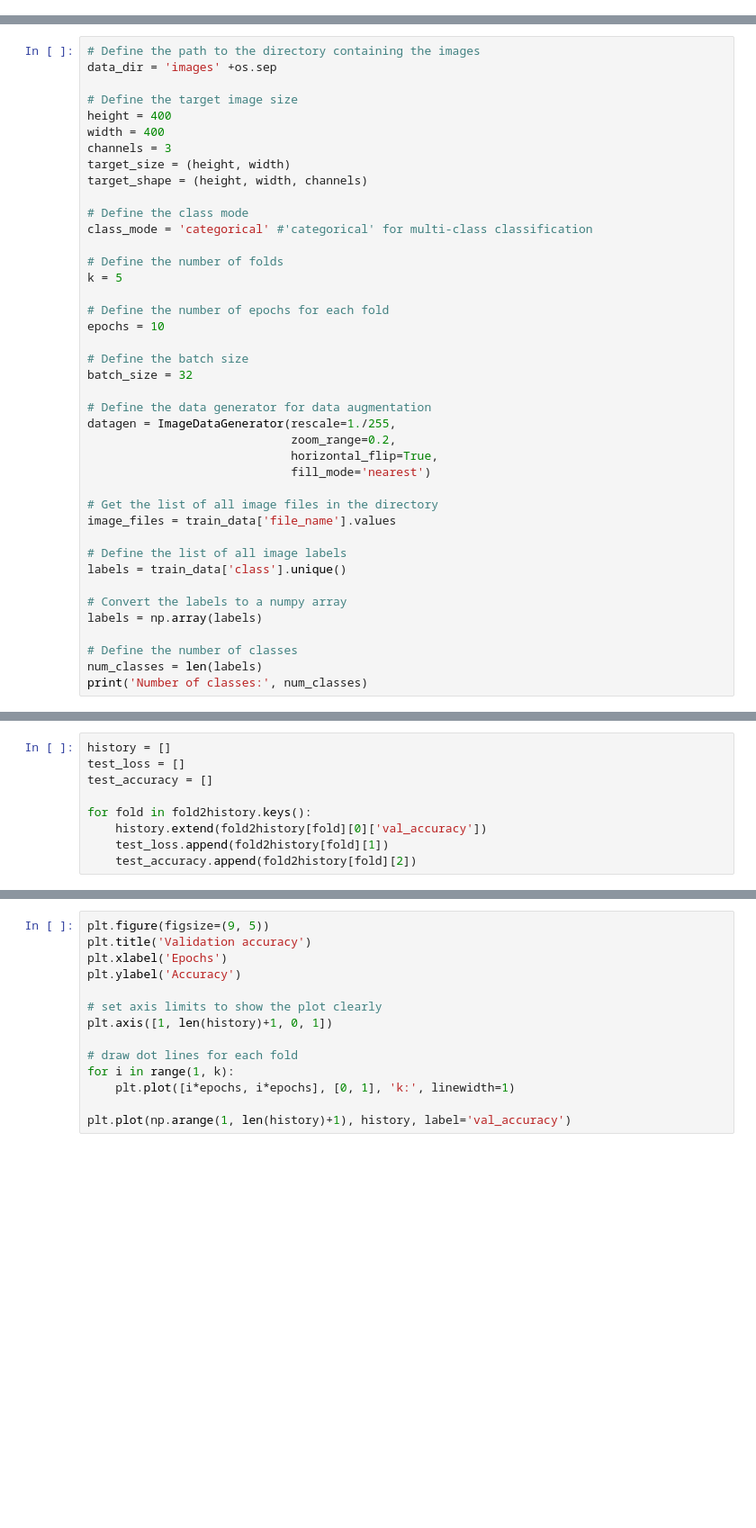
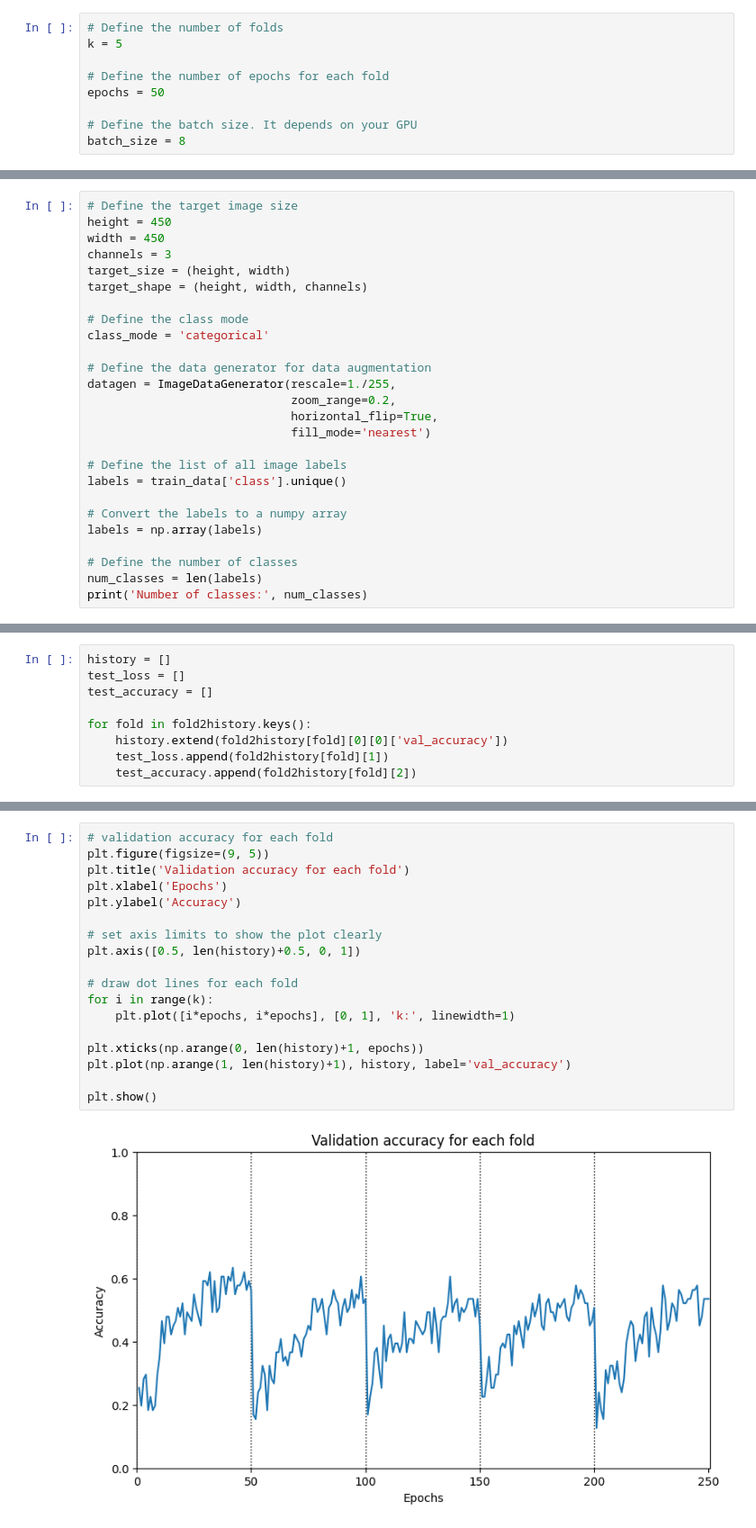
Before and after one commit to Marini97/Audio-CNN, a Jupyter notebook: EMOVO/train.ipynb, the cells around one changed output, grey strips where cells are left out. Shown at 90% size. Drawn from its saved outputs; the diff is of its cells as text; blank space fills up the shorter version.

Commit message:
refactoring and changed k-fold method

```diff
--- a/EMOVO/train.ipynb
+++ b/EMOVO/train.ipynb
@@ -24,0 +43,9 @@ train, test = train_test_split(train_data, test_size=0.15, shuffle=True)
+# %%
+# Define the number of folds
+k = 5
+
+# Define the number of epochs for each fold
+epochs = 50
+
+# Define the batch size. It depends on your GPU
+batch_size = 8
@@ -25,34 +54,19 @@ train, test = train_test_split(train_data, test_size=0.15, shuffle=True)
 # %%
-# Define the path to the directory containing the images
-data_dir = 'images' +os.sep
-
 # Define the target image size
-height = 400
-width = 400
+height = 450
+width = 450
 channels = 3
 target_size = (height, width)
 target_shape = (height, width, channels)
 
 # Define the class mode
-class_mode = 'categorical' #'categorical' for multi-class classification
-
-# Define the number of folds
-k = 5
-
-# Define the number of epochs for each fold
-epochs = 10
-
-# Define the batch size
-batch_size = 32
+class_mode = 'categorical'
 
 # Define the data generator for data augmentation
 datagen = ImageDataGenerator(rescale=1./255,
                              zoom_range=0.2,
                              horizontal_flip=True,
                              fill_mode='nearest')
-
-# Get the list of all image files in the directory
-image_files = train_data['file_name'].values
 
 # Define the list of all image labels
 labels = train_data['class'].unique()
@@ -146,6 +226,6 @@ test_loss = []
 test_accuracy = []
 
 for fold in fold2history.keys():
-    history.extend(fold2history[fold][0]['val_accuracy'])
+    history.extend(fold2history[fold][0][0]['val_accuracy'])
     test_loss.append(fold2history[fold][1])
     test_accuracy.append(fold2history[fold][2])
@@ -152,16 +242,22 @@ for fold in fold2history.keys():
 # %%
+# validation accuracy for each fold
 plt.figure(figsize=(9, 5))
-plt.title('Validation accuracy')
+plt.title('Validation accuracy for each fold')
 plt.xlabel('Epochs')
 plt.ylabel('Accuracy')
 
 # set axis limits to show the plot clearly
-plt.axis([1, len(history)+1, 0, 1])
+plt.axis([0.5, len(history)+0.5, 0, 1])
 
 # draw dot lines for each fold
-for i in range(1, k):
+for i in range(k):
     plt.plot([i*epochs, i*epochs], [0, 1], 'k:', linewidth=1)
 
+plt.xticks(np.arange(0, len(history)+1, epochs))
 plt.plot(np.arange(1, len(history)+1), history, label='val_accuracy')
+
+plt.show()
+# %% [output]
+[figure, added]
 # %%
 # test accuracy plot
```
Also changed, not shown: parts of 15 cells of this notebook, 11 other files.
